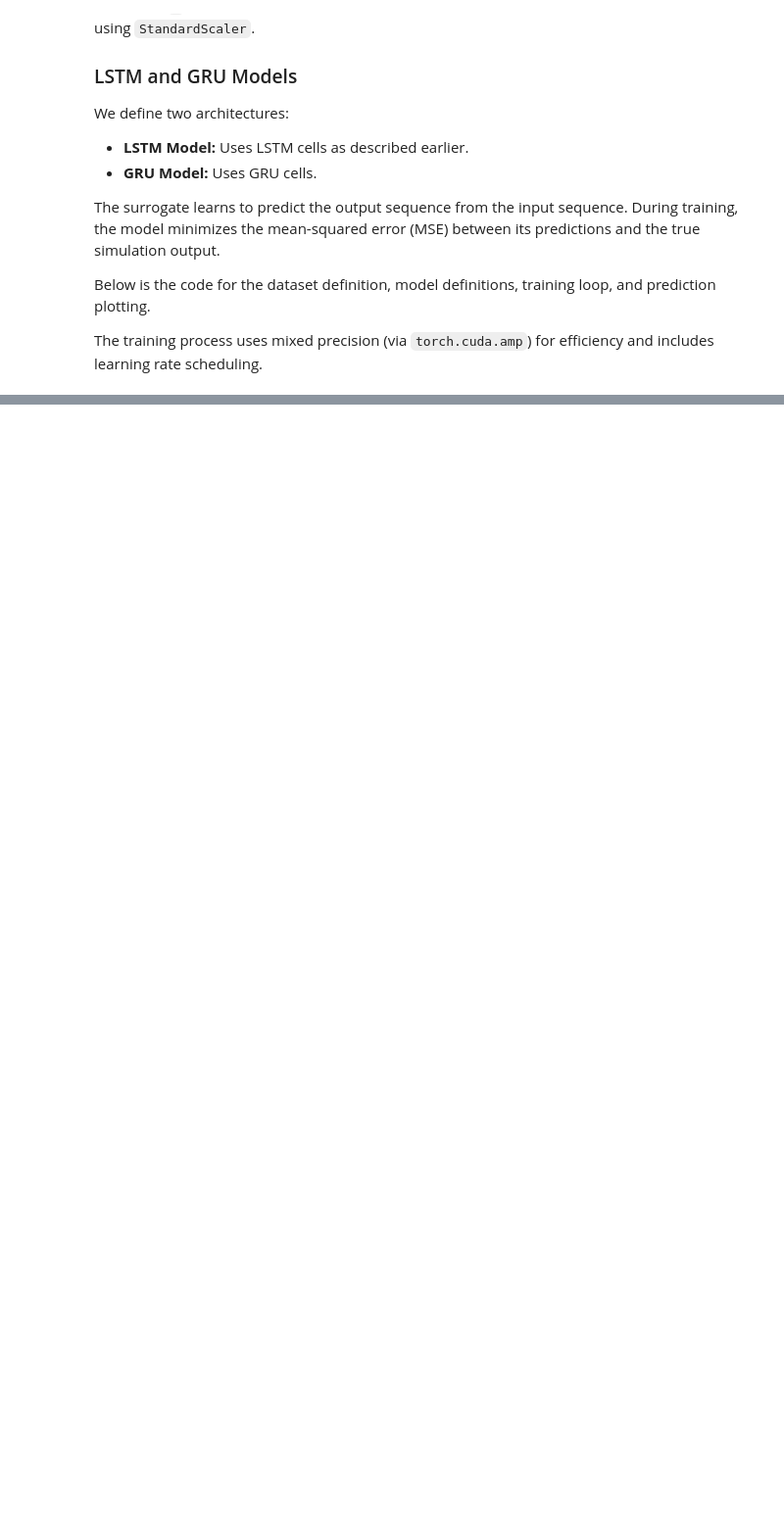
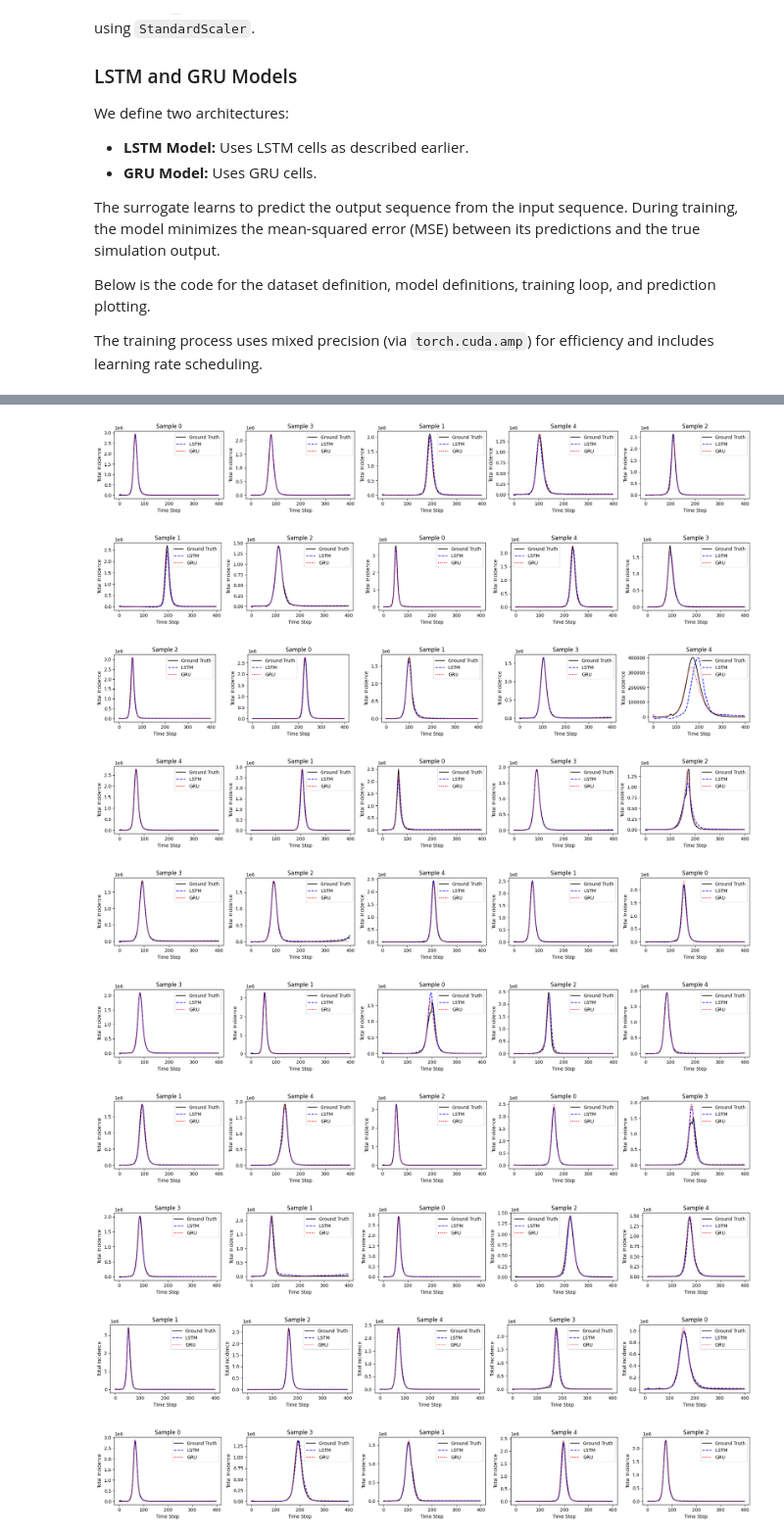
Before and after one commit to OJWatson/em101, a Jupyter notebook: seir.ipynb, the cells around one changed output, grey strips where cells are left out. Shown at 98% size. Cells and saved outputs as stored; diff of their text form; code cells hidden in the pictures; blank space fills up the shorter version.

```diff
--- a/seir.ipynb
+++ b/seir.ipynb
@@ -515,6 +538,13 @@ import time
 import random
 import math
 from sklearn.preprocessing import StandardScaler
+
+t_end = 400
+train_results = sample_and_run_models(2000, contact_matrix, N, I0, t_end, latent_range, infectious_range, immunity_range,
+                                            Rt_range, tt_Rt_range, dt=0.1, seed=42)
+test_results = sample_and_run_models(200, contact_matrix, N, I0, t_end,
+                                            latent_range, infectious_range, immunity_range,
+                                              Rt_range, tt_Rt_range, dt=0.1, seed=42)
 
 ##############################################################################
 # 0. Dataset Definition with Data Scaling
@@ -754,16 +784,3 @@ print("Training LSTM model...")
 train_model(model_lstm, train_loader, val_loader, epochs, optimizer_lstm, scheduler_lstm, device)
 print("Training GRU model...")
 train_model(model_gru, train_loader, val_loader, epochs, optimizer_gru, scheduler_gru, device)
-
-plot_predictions(model_lstm, model_gru, val_dataset, device, y_scaler, n_samples=5)
-
-# Evaluate on additional test samples
-for i in range(10):
-    n_samples = 5
-    test_results = sample_and_run_models(n_samples, contact_matrix, N, I0, t_end,
-                                          latent_range, infectious_range, immunity_range,
-                                          Rt_range, tt_Rt_range, dt=0.1)
-    val_dataset = SEIRTimeSeriesDataset(test_results, x_scaler=x_scaler, y_scaler=y_scaler)
-    batch_size = 32
-    val_loader = DataLoader(val_dataset, batch_size=batch_size, shuffle=False)
-    plot_predictions(model_lstm, model_gru, val_dataset, device, y_scaler, n_samples=n_samples)
@@ -770,3 +814,39 @@ for i in range(10):
+# %%
+# Evaluate on additional test samples
+for i in range(10):
+    n_samples = 5
+    test_results = sample_and_run_models(
+        n_samples,
+        contact_matrix,
+        N,
+        I0,
+        t_end,
+        latent_range,
+        infectious_range,
+        immunity_range,
+        Rt_range,
+        tt_Rt_range,
+        dt=0.1,
+    )
+    val_dataset = SEIRTimeSeriesDataset(
+        test_results, x_scaler=x_scaler, y_scaler=y_scaler
+    )
+    batch_size = 32
+    val_loader = DataLoader(val_dataset, batch_size=batch_size, shuffle=False)
+    plot_predictions(
+        model_lstm, model_gru, val_dataset, device, y_scaler, n_samples=n_samples
+    )
+# %% [output]
+[figure, added]
+[figure, added]
+[figure, added]
+[figure, added]
+[figure, added]
+[figure, added]
+[figure, added]
+[figure, added]
+[figure, added]
+[figure, added]
 # %% [markdown]
 ## Conclusion
 
```
Also changed, not shown: parts of 7 cells of this notebook.
